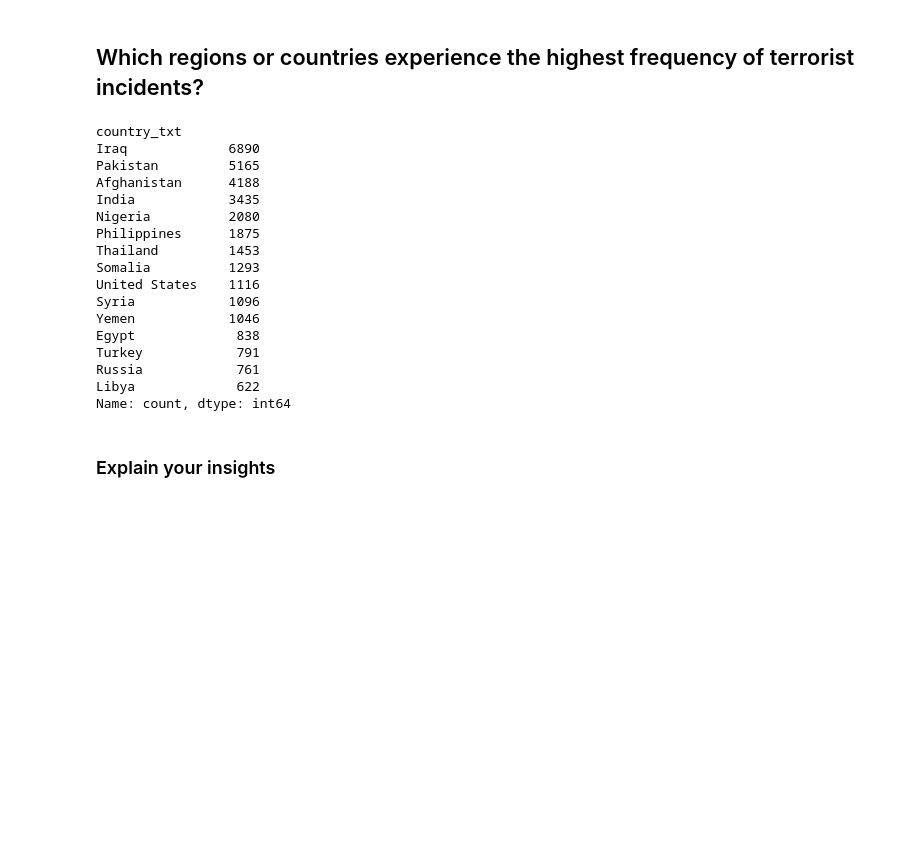
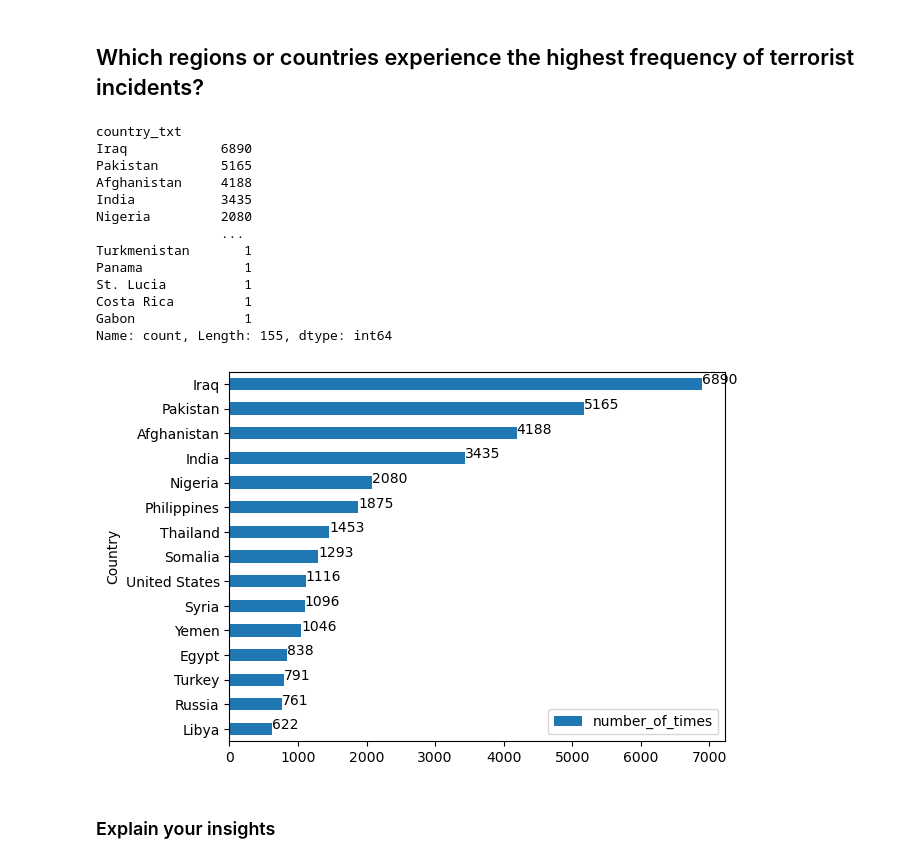
Before and after one commit to Sibonelo67/pandas-project, a Jupyter notebook: Untitled1.ipynb, the cells around one changed output. Cells and saved outputs as stored; diff of their text form; code cells hidden in the pictures; blank space fills up the shorter version.

Commit message:
graphs

```diff
--- a/Untitled1.ipynb
+++ b/Untitled1.ipynb
@@ -57,25 +56,37 @@ plt.show()
 # %% [markdown]
 ## Which regions or countries experience the highest frequency of terrorist incidents?
 # %%
-df['country_txt'].value_counts().head(15)
+df['country_txt'].value_counts()
 # %% [output]
 country_txt
-Iraq             6890
-Pakistan         5165
-Afghanistan      4188
-India            3435
-Nigeria          2080
-Philippines      1875
-Thailand         1453
-Somalia          1293
-United States    1116
-Syria            1096
-Yemen            1046
-Egypt             838
-Turkey            791
-Russia            761
-Libya             622
-Name: count, dtype: int64
+Iraq            6890
+Pakistan        5165
+Afghanistan     4188
+India           3435
+Nigeria         2080
+                ...
+Turkmenistan       1
+Panama             1
+St. Lucia          1
+Costa Rica         1
+Gabon              1
+Name: count, Length: 155, dtype: int64
+# %%
+countries = df['country_txt'].value_counts()
+
+new_countries_df = pd.DataFrame({'Country':countries.index, 'number_of_times':countries.values})
+
+
+summary = new_countries_df.head(15)
+summary_sorted = summary.sort_values(by='number_of_times', ascending=True)
+
+
+ax = summary_sorted.plot(x='Country', y='number_of_times', kind='barh')
+
+for index, value in enumerate(summary_sorted['number_of_times']):
+    ax.text(value, index, str(value))
+# %% [output]
+[figure, added]
 # %% [markdown]
 ### Explain your insights
 # %% [markdown]
```
Also changed, not shown: parts of 7 cells of this notebook.
